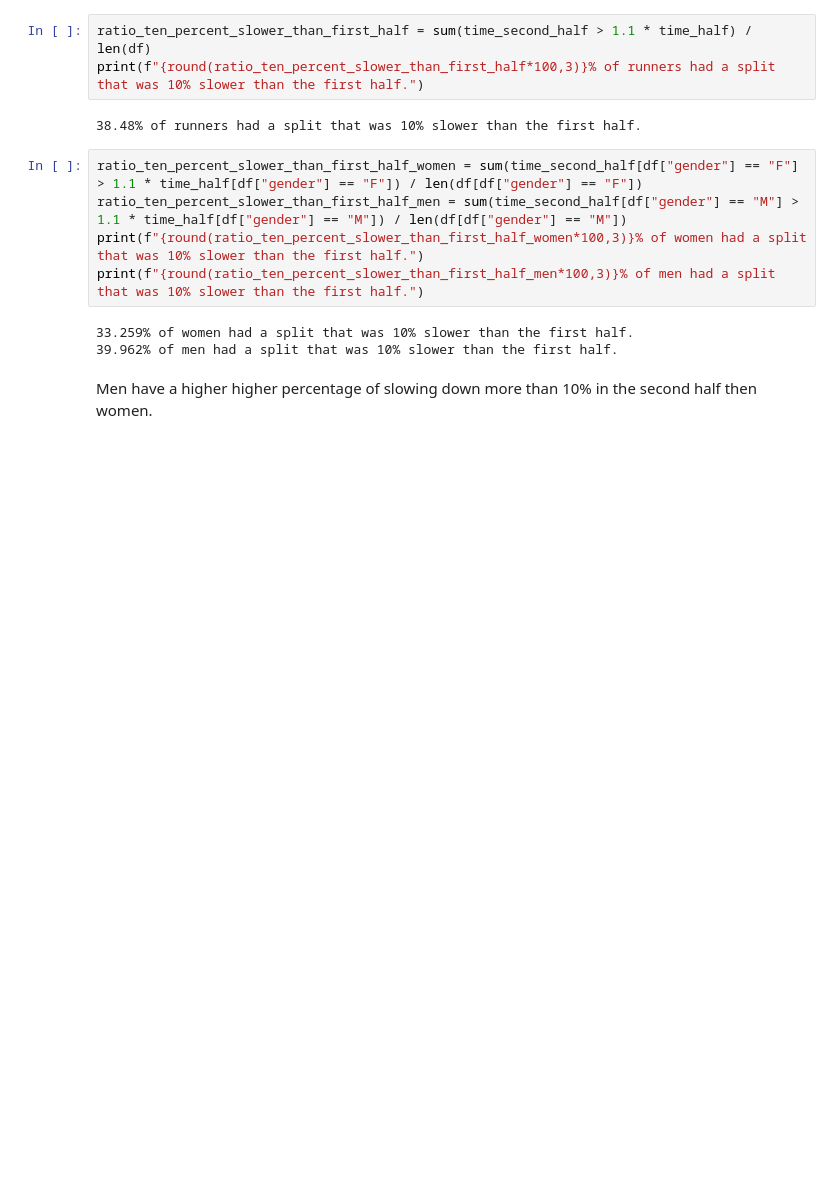
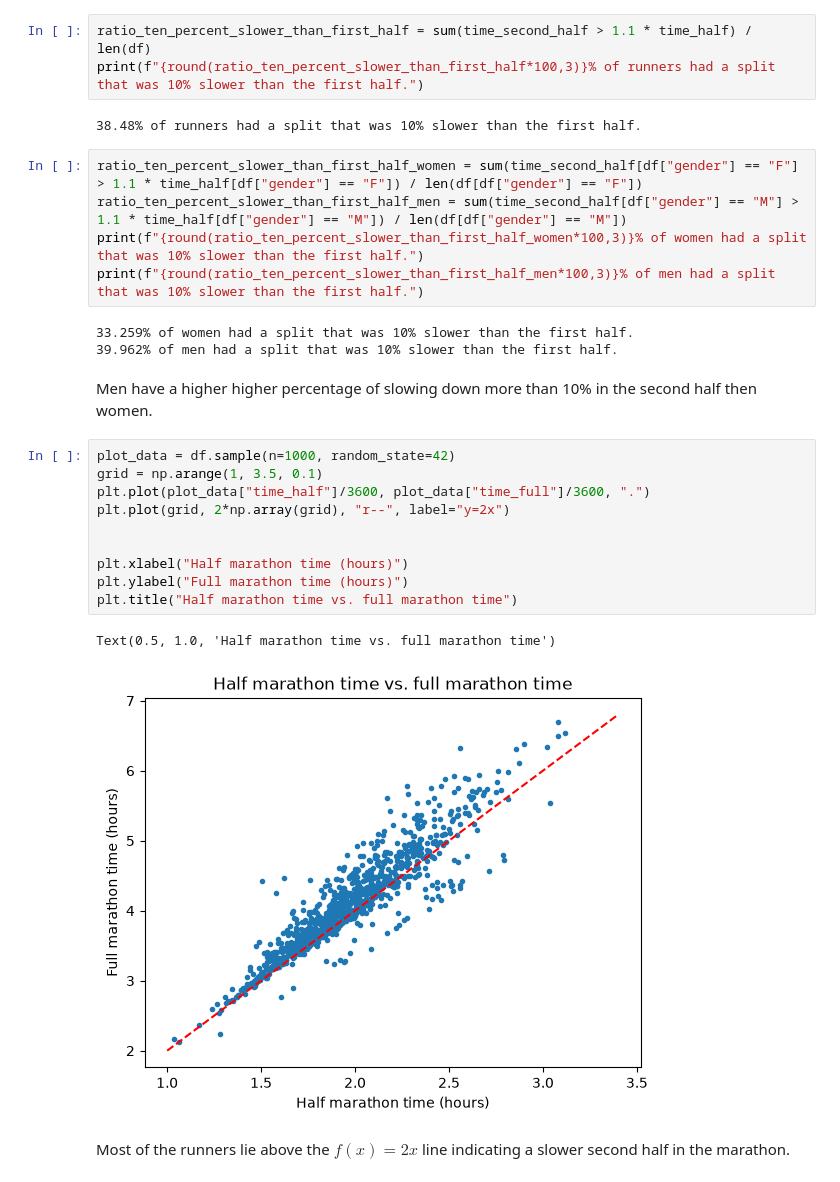
Before and after one commit to hanneshkle/marathon-time-predictor, a Jupyter notebook: notebooks/01_eda.ipynb, the cells around one changed output. Cells and saved outputs as stored; diff of their text form; blank space fills up the shorter version.

Commit message:
EDA: analysis of connection of time_half, time_full and my personal finish time quantile

```diff
--- a/notebooks/01_eda.ipynb
+++ b/notebooks/01_eda.ipynb
@@ -129,3 +130,18 @@ print(f"{round(ratio_ten_percent_slower_than_first_half_men*100,3)}% of men had
 39.962% of men had a split that was 10% slower than the first half.
 # %% [markdown]
 Men have a higher higher percentage of slowing down more than 10% in the second half then women.
+# %%
+plot_data = df.sample(n=1000, random_state=42)
+grid = np.arange(1, 3.5, 0.1)
+plt.plot(plot_data["time_half"]/3600, plot_data["time_full"]/3600, ".")
+plt.plot(grid, 2*np.array(grid), "r--", label="y=2x")
+
+
+plt.xlabel("Half marathon time (hours)")
+plt.ylabel("Full marathon time (hours)")
+plt.title("Half marathon time vs. full marathon time")
+# %% [output]
+Text(0.5, 1.0, 'Half marathon time vs. full marathon time')
+[figure, added]
+# %% [markdown]
+Most of the runners lie above the $f(x) = 2x$ line indicating a slower second half in the marathon.
```
Also changed, not shown: parts of 2 cells of this notebook.
